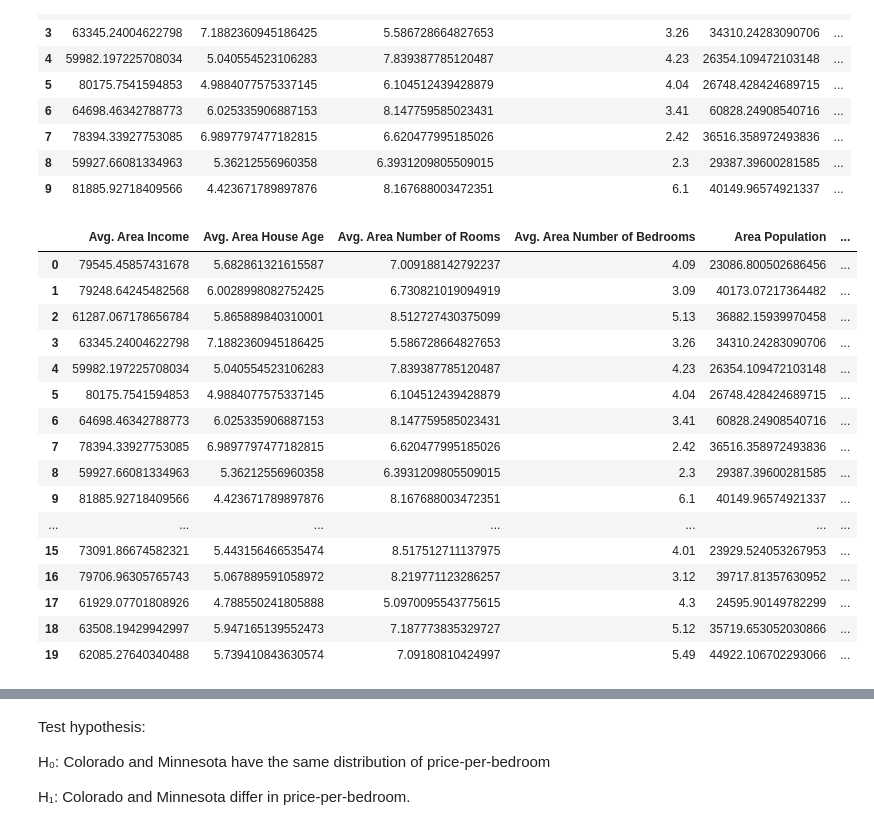
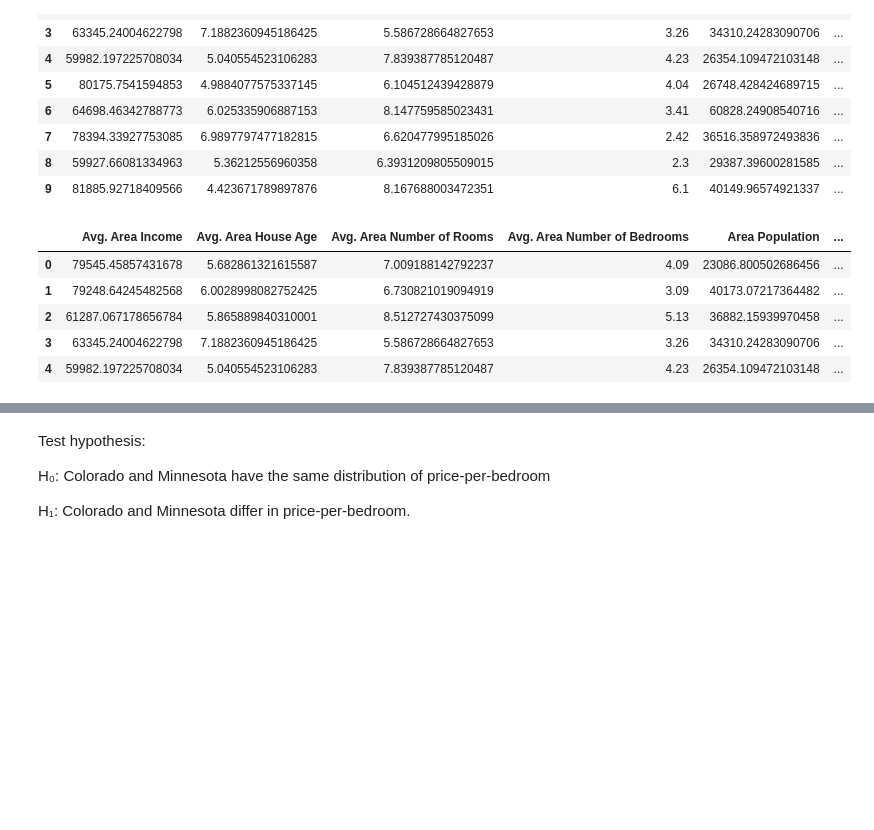
Before and after one commit to dagvie/SEIS-631-Final-project-, a Jupyter notebook: SEIS Final Project.ipynb, the cells around one changed output, grey strips where cells are left out. Saved outputs shown, nothing was run; the diff lists cells and outputs as text; code cells hidden in the pictures; blank space fills up the shorter version.

```diff
--- a/SEIS Final Project.ipynb
+++ b/SEIS Final Project.ipynb
@@ -30,22 +30,11 @@ USA_Housing[['city', 'state', 'zip']] = USA_Housing['address_line2'].str.extract
     r'^(.*?),\s*([A-Z]{2})\s+(\d{5}(?:-\d{4})?)$'
 )
 # %%
-USA_Housing.head(20)
+USA_Housing.head()
 # %% [output]
 |  | Avg. Area Income | Avg. Area House Age | Avg. Area Number of Rooms | Avg. Area Number of Bedrooms | Area Population | ... |
 | 0 | 79545.45857431678 | 5.682861321615587 | 7.009188142792237 | 4.09 | 23086.800502686456 | ... |
 | 1 | 79248.64245482568 | 6.0028998082752425 | 6.730821019094919 | 3.09 | 40173.07217364482 | ... |
 | 2 | 61287.067178656784 | 5.865889840310001 | 8.512727430375099 | 5.13 | 36882.15939970458 | ... |
 | 3 | 63345.24004622798 | 7.1882360945186425 | 5.586728664827653 | 3.26 | 34310.24283090706 | ... |
 | 4 | 59982.197225708034 | 5.040554523106283 | 7.839387785120487 | 4.23 | 26354.109472103148 | ... |
-| 5 | 80175.7541594853 | 4.9884077575337145 | 6.104512439428879 | 4.04 | 26748.428424689715 | ... |
-| 6 | 64698.46342788773 | 6.025335906887153 | 8.147759585023431 | 3.41 | 60828.24908540716 | ... |
-| 7 | 78394.33927753085 | 6.9897797477182815 | 6.620477995185026 | 2.42 | 36516.358972493836 | ... |
-| 8 | 59927.66081334963 | 5.36212556960358 | 6.3931209805509015 | 2.3 | 29387.39600281585 | ... |
-| 9 | 81885.92718409566 | 4.423671789897876 | 8.167688003472351 | 6.1 | 40149.96574921337 | ... |
-| ... | ... | ... | ... | ... | ... | ... |
-| 15 | 73091.86674582321 | 5.443156466535474 | 8.517512711137975 | 4.01 | 23929.524053267953 | ... |
-| 16 | 79706.96305765743 | 5.067889591058972 | 8.219771123286257 | 3.12 | 39717.81357630952 | ... |
-| 17 | 61929.07701808926 | 4.788550241805888 | 5.0970095543775615 | 4.3 | 24595.90149782299 | ... |
-| 18 | 63508.19429942997 | 5.947165139552473 | 7.187773835329727 | 5.12 | 35719.653052030866 | ... |
-| 19 | 62085.27640340488 | 5.739410843630574 | 7.09180810424997 | 5.49 | 44922.106702293066 | ... |
```
Also changed, not shown: parts of 11 cells of this notebook.
